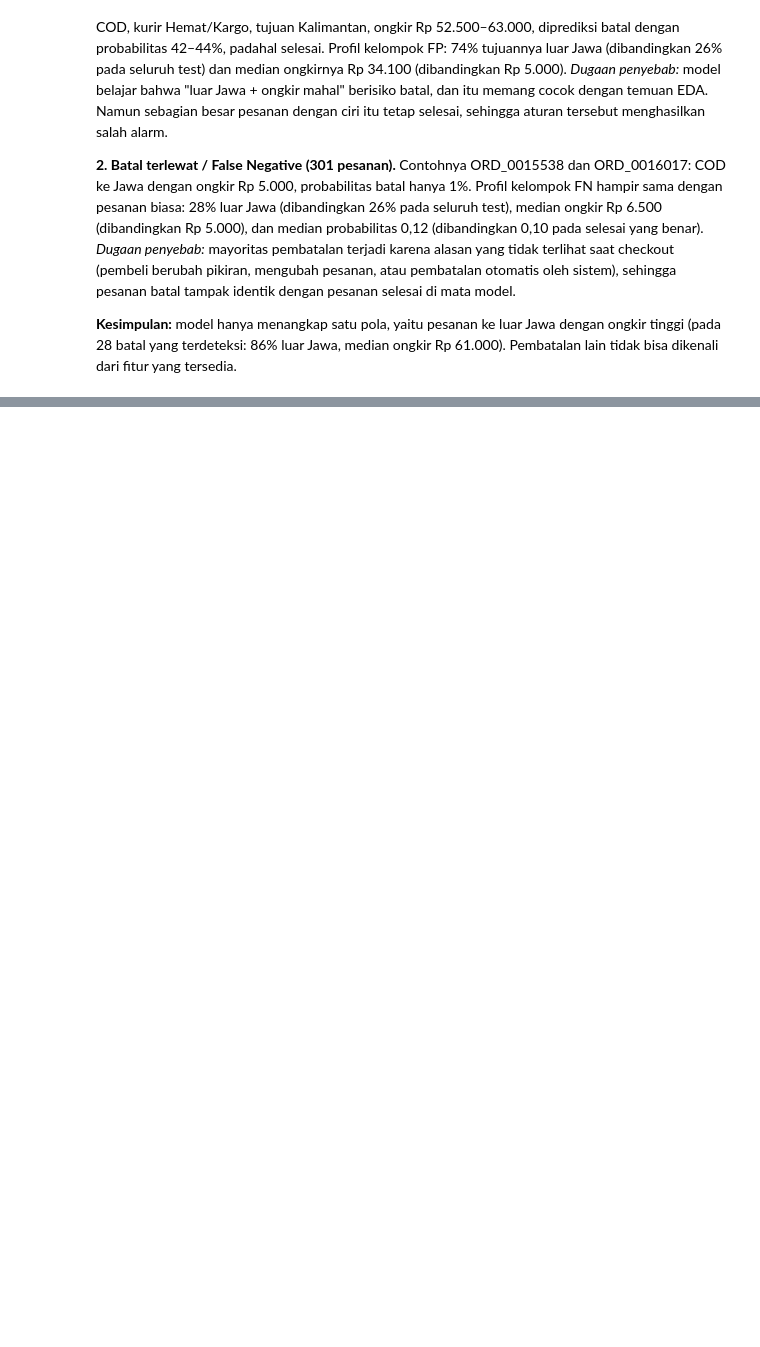
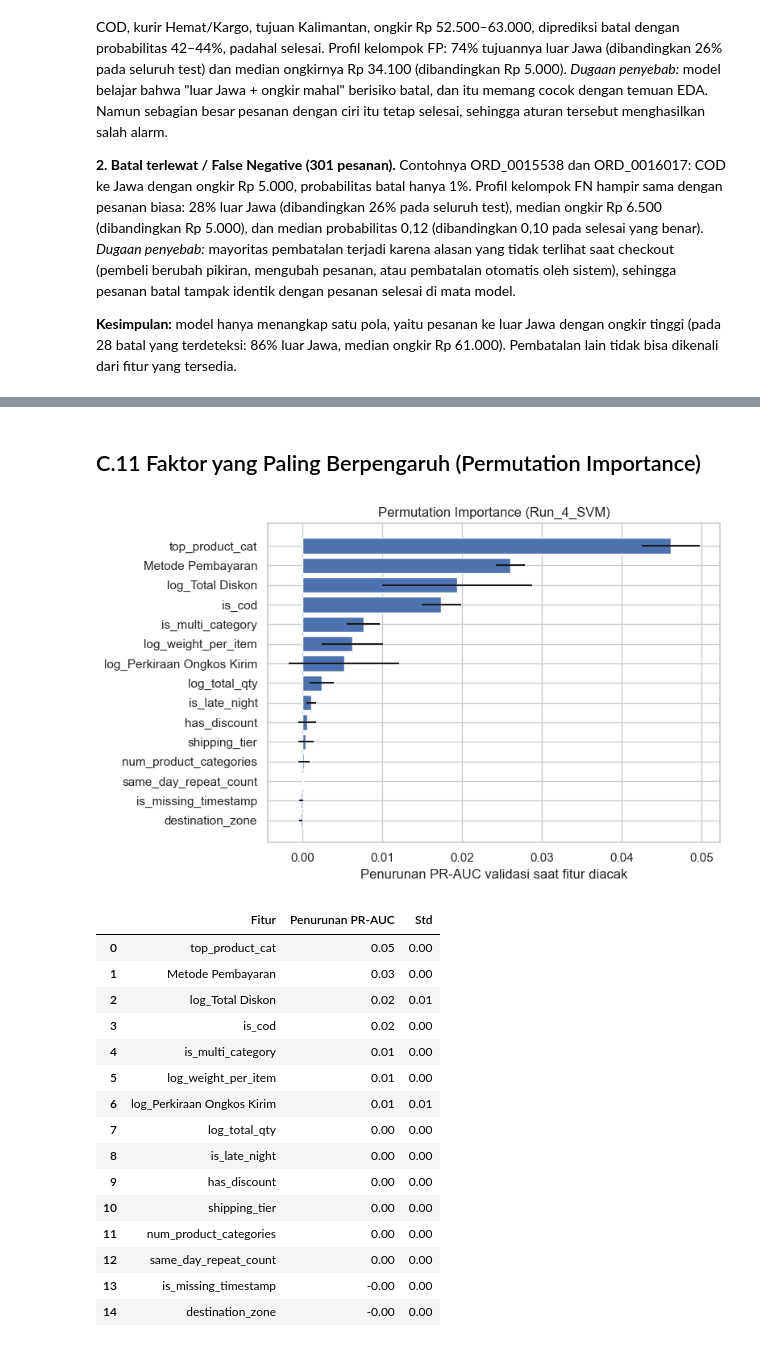
Before and after one commit to Morxidia/17_IF-B_wkwkwk, a Jupyter notebook: main.ipynb, the cells around one changed output, grey strips where cells are left out. Cells and saved outputs as stored; diff of their text form; code cells hidden in the pictures; blank space fills up the shorter version.

```diff
--- a/main.ipynb
+++ b/main.ipynb
@@ -1255,0 +1307,22 @@ Model ini dapat dijadikan dasar awal pengembangan sistem prediksi risiko pembata
+# %% [markdown]
+## C.11 Faktor yang Paling Berpengaruh (Permutation Importance)
+# %%
+imp_df = ev.importance_permutasi(best["Run"], all_artifacts, splits)
+# %% [output]
+[figure, added]
+|  | Fitur | Penurunan PR-AUC | Std |
+| 0 | top_product_cat | 0.05 | 0.00 |
+| 1 | Metode Pembayaran | 0.03 | 0.00 |
+| 2 | log_Total Diskon | 0.02 | 0.01 |
+| 3 | is_cod | 0.02 | 0.00 |
+| 4 | is_multi_category | 0.01 | 0.00 |
+| 5 | log_weight_per_item | 0.01 | 0.00 |
+| 6 | log_Perkiraan Ongkos Kirim | 0.01 | 0.01 |
+| 7 | log_total_qty | 0.00 | 0.00 |
+| 8 | is_late_night | 0.00 | 0.00 |
+| 9 | has_discount | 0.00 | 0.00 |
+| 10 | shipping_tier | 0.00 | 0.00 |
+| 11 | num_product_categories | 0.00 | 0.00 |
+| 12 | same_day_repeat_count | 0.00 | 0.00 |
+| 13 | is_missing_timestamp | -0.00 | 0.00 |
+| 14 | destination_zone | -0.00 | 0.00 |
```
Also changed, not shown: parts of 28 cells of this notebook, 1 other file.
